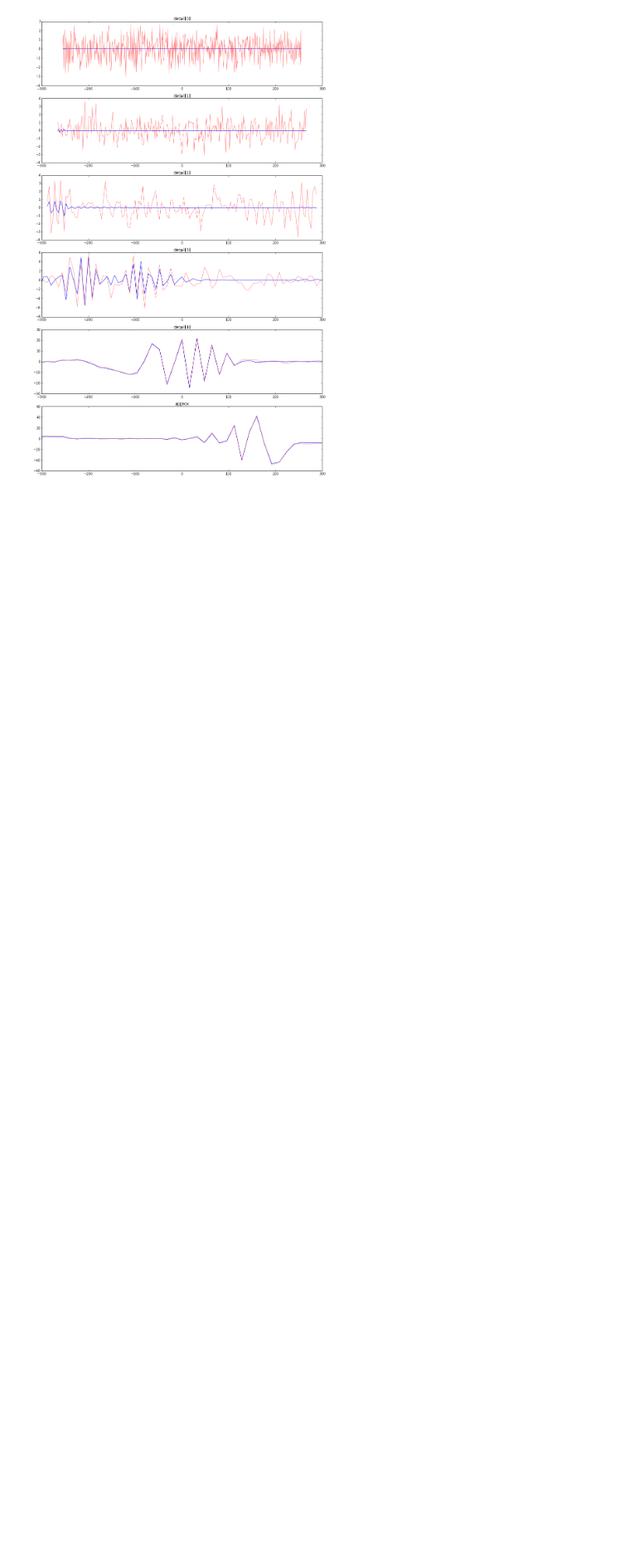
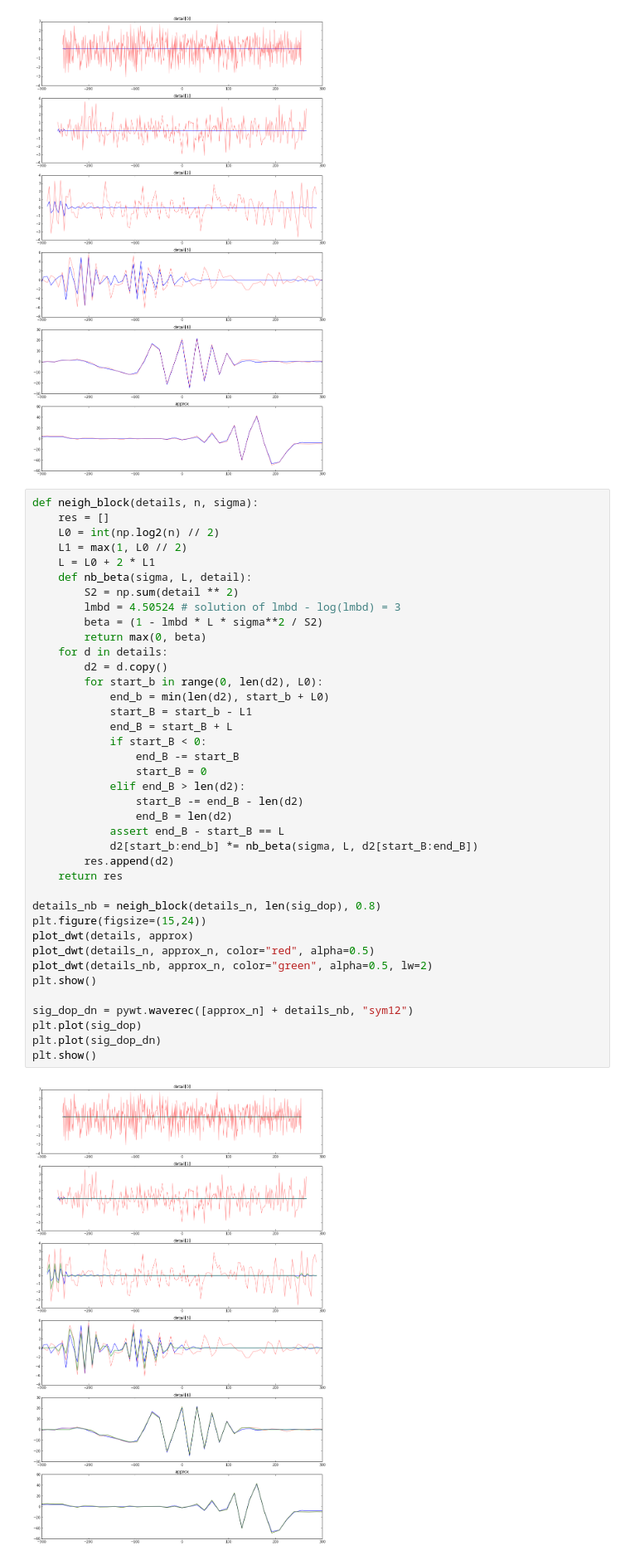
Before and after one commit to CSchoel/learn-wavelets, a Jupyter notebook: wavelet-denoising.ipynb, the cells around one changed output. Shown: that part at 83% size. Saved outputs shown, nothing was run; the diff lists cells and outputs as text; blank space fills up the shorter version.

Commit message:
implements neighBlock and compares coefficients and reconstruction

```diff
--- a/wavelet-denoising.ipynb
+++ b/wavelet-denoising.ipynb
@@ -154,3 +154,44 @@ plot_dwt(details_n, approx_n, color="red", alpha=0.5)
 plt.show()
 # %% [output]
 [figure]
+# %%
+def neigh_block(details, n, sigma):
+    res = []
+    L0 = int(np.log2(n) // 2)
+    L1 = max(1, L0 // 2)
+    L = L0 + 2 * L1
+    def nb_beta(sigma, L, detail):
+        S2 = np.sum(detail ** 2)
+        lmbd = 4.50524 # solution of lmbd - log(lmbd) = 3
+        beta = (1 - lmbd * L * sigma**2 / S2)
+        return max(0, beta)
+    for d in details:
+        d2 = d.copy()
+        for start_b in range(0, len(d2), L0):
+            end_b = min(len(d2), start_b + L0)
+            start_B = start_b - L1
+            end_B = start_B + L
+            if start_B < 0:
+                end_B -= start_B
+                start_B = 0
+            elif end_B > len(d2):
+                start_B -= end_B - len(d2)
+                end_B = len(d2)
+            assert end_B - start_B == L
+            d2[start_b:end_b] *= nb_beta(sigma, L, d2[start_B:end_B])
+        res.append(d2)
+    return res
+
+details_nb = neigh_block(details_n, len(sig_dop), 0.8)
+plt.figure(figsize=(15,24))
+plot_dwt(details, approx)
+plot_dwt(details_n, approx_n, color="red", alpha=0.5)
+plot_dwt(details_nb, approx_n, color="green", alpha=0.5, lw=2)
+plt.show()
+
+sig_dop_dn = pywt.waverec([approx_n] + details_nb, "sym12")
+plt.plot(sig_dop)
+plt.plot(sig_dop_dn)
+plt.show()
+# %% [output]
+[figure, added]
```
Also changed, not shown: parts of 1 cell of this notebook.
